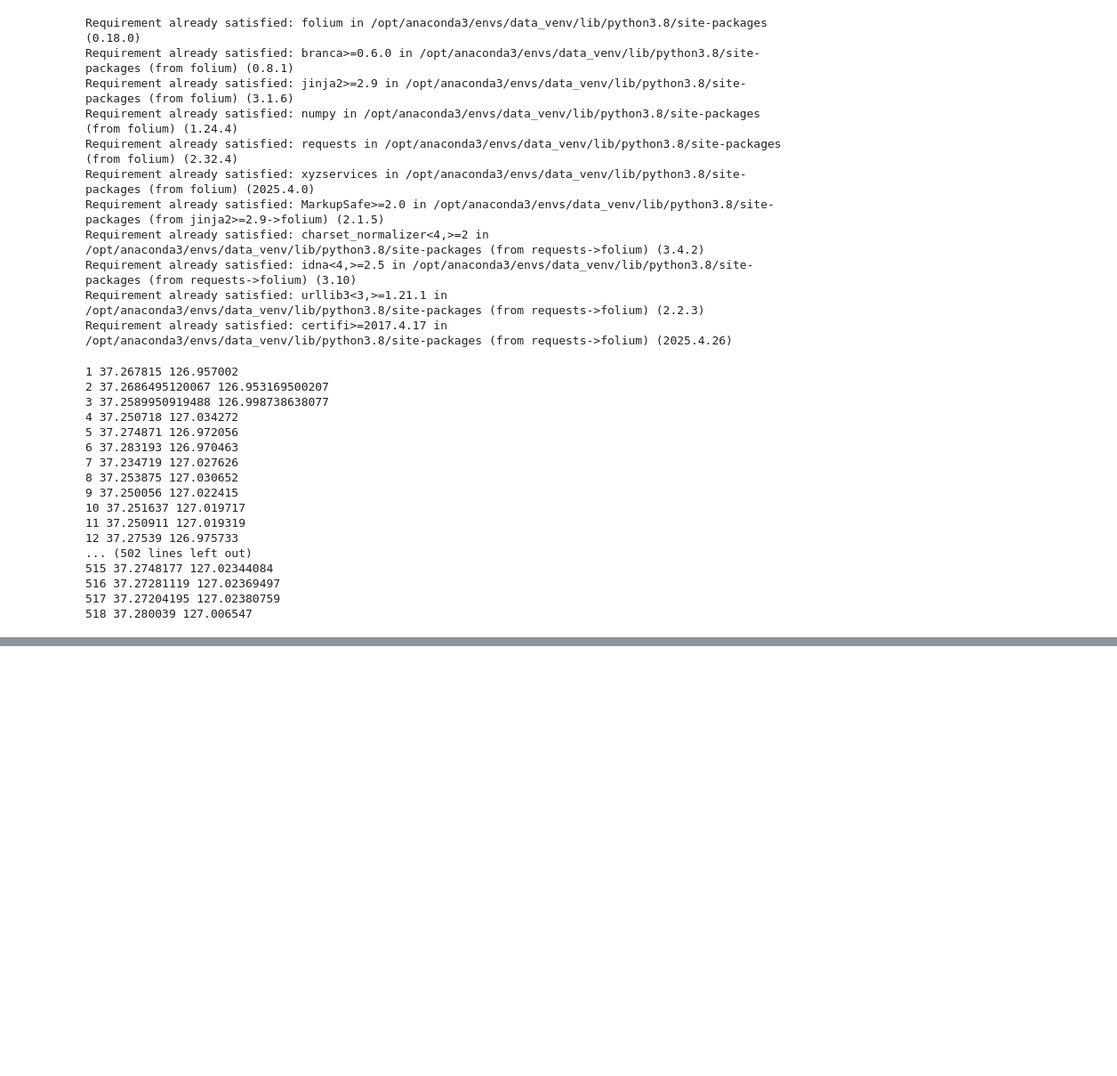
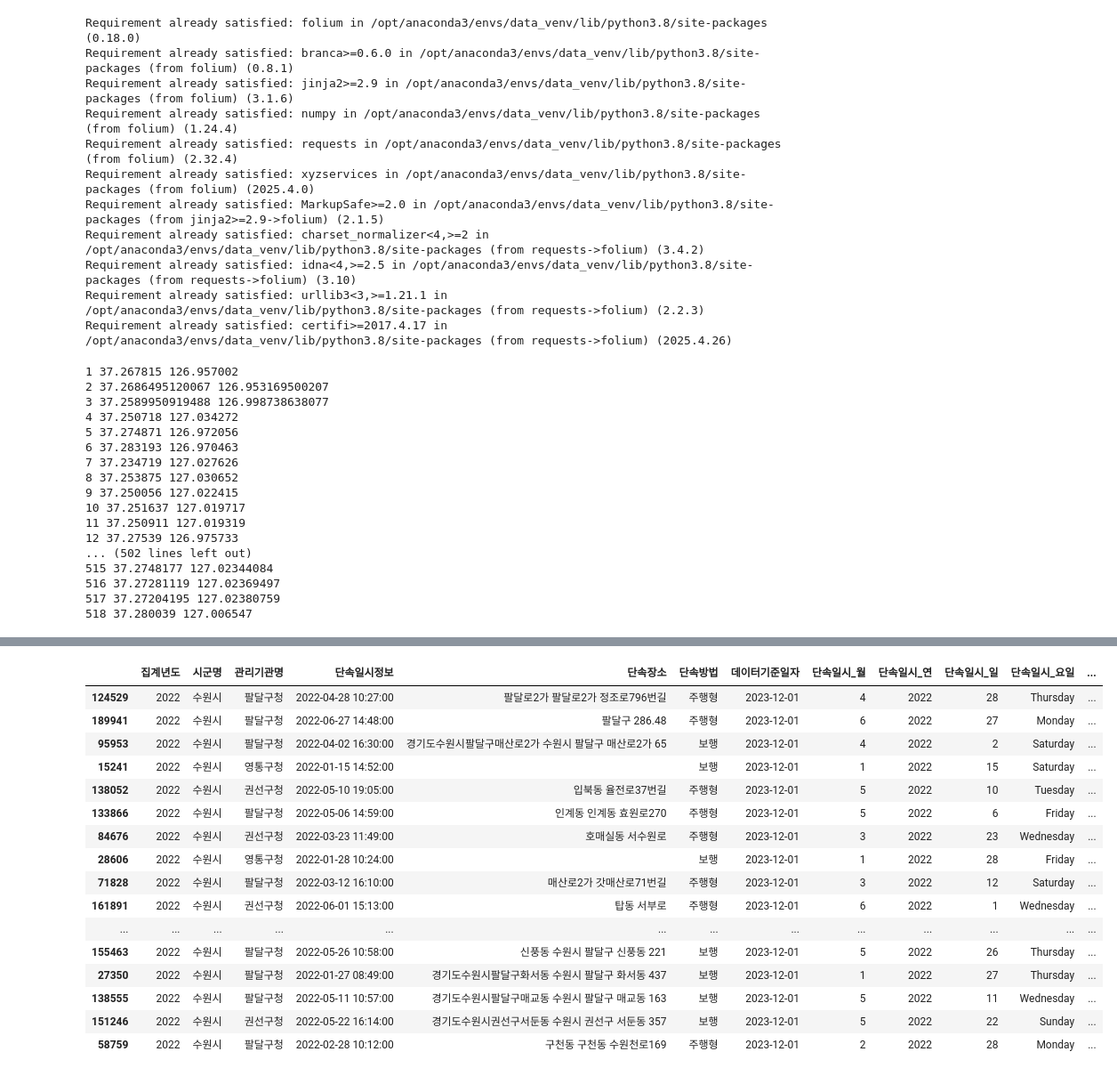
Before and after one commit to HOYUN-Y/Data_projects, a Jupyter notebook: dacon_sri_suwon_data_analysis/[Dacon] 공공데이터를 활용 수원시 정책 제안.ipynb, the cells around one changed output, grey strips where cells are left out. Shown at 89% size. Cells and saved outputs as stored; diff of their text form; code cells hidden in the pictures; blank space fills up the shorter version.

```diff
--- a/dacon_sri_suwon_data_analysis/[Dacon] 공공데이터를 활용 수원시 정책 제안.ipynb
+++ b/dacon_sri_suwon_data_analysis/[Dacon] 공공데이터를 활용 수원시 정책 제안.ipynb
@@ -743,0 +834,8 @@ m.save('cctv_map.html')
+# %%
+addr = '서울시 송파구 위례광장로 185'
+
+url = 'https://dapi.kakao.com/v2/local/search/address.json?query={address}'.format(address=addr)
+headers = {
+    "Authorization": f"KakaoAK {api_key}"
+}
+params = {"query": addr}
@@ -743,0 +848,15 @@ m.save('cctv_map.html')
+# %%
+def get_lat_lng(addr):
+    headers = {
+        "Authorization": f"KakaoAK {api_key}"
+    }
+    params = {"query": addr}
+    url = "https://dapi.kakao.com/v2/local/search/address.json"
+
+    response = requests.get(url, headers=headers, params=params)
+    time.sleep(0.1)
+    if response.status_code == 200:
+        documents = response.json().get("documents")
+        if documents:
+            return float(documents[0]["y"]), float(documents[0]["x"])  # 위도, 경도
+    return None, None
@@ -743,0 +876,15 @@ m.save('cctv_map.html')
+# %%
+sample_test_lng_lat = parking_notcctv_1.sample(500)
+# %%
+tqdm.pandas()
+
+latitudes = []
+longitudes = []
+
+for _, row in tqdm(sample_test_lng_lat.iterrows(), total = len(sample_test_lng_lat)):
+    lat, lng = get_lat_lng(row['단속장소'])
+    latitudes.append(lat)
+    longitudes.append(lng)
+
+sample_test_lng_lat['latitude'] = latitudes
+sample_test_lng_lat['longitude'] = longitudes
@@ -743,0 +907,20 @@ m.save('cctv_map.html')
+# %%
+sample_test_lng_lat[sample_test_lng_lat['latitude'].isna()]
+# %% [output]
+|  | 집계년도 | 시군명 | 관리기관명 | 단속일시정보 | 단속장소 | 단속방법 | 데이터기준일자 | 단속일시_월 | 단속일시_연 | 단속일시_일 | 단속일시_요일 | ... |
+| 124529 | 2022 | 수원시 | 팔달구청 | 2022-04-28 10:27:00 | 팔달로2가 팔달로2가 정조로796번길 | 주행형 | 2023-12-01 | 4 | 2022 | 28 | Thursday | ... |
+| 189941 | 2022 | 수원시 | 팔달구청 | 2022-06-27 14:48:00 | 팔달구 286.48 | 주행형 | 2023-12-01 | 6 | 2022 | 27 | Monday | ... |
+| 95953 | 2022 | 수원시 | 팔달구청 | 2022-04-02 16:30:00 | 경기도수원시팔달구매산로2가 수원시 팔달구 매산로2가 65 | 보행 | 2023-12-01 | 4 | 2022 | 2 | Saturday | ... |
+| 15241 | 2022 | 수원시 | 영통구청 | 2022-01-15 14:52:00 |  | 보행 | 2023-12-01 | 1 | 2022 | 15 | Saturday | ... |
+| 138052 | 2022 | 수원시 | 권선구청 | 2022-05-10 19:05:00 | 입북동 율전로37번길 | 주행형 | 2023-12-01 | 5 | 2022 | 10 | Tuesday | ... |
+| 133866 | 2022 | 수원시 | 팔달구청 | 2022-05-06 14:59:00 | 인계동 인계동 효원로270 | 주행형 | 2023-12-01 | 5 | 2022 | 6 | Friday | ... |
+| 84676 | 2022 | 수원시 | 권선구청 | 2022-03-23 11:49:00 | 호매실동 서수원로 | 주행형 | 2023-12-01 | 3 | 2022 | 23 | Wednesday | ... |
+| 28606 | 2022 | 수원시 | 영통구청 | 2022-01-28 10:24:00 |  | 보행 | 2023-12-01 | 1 | 2022 | 28 | Friday | ... |
+| 71828 | 2022 | 수원시 | 팔달구청 | 2022-03-12 16:10:00 | 매산로2가 갓매산로71번길 | 주행형 | 2023-12-01 | 3 | 2022 | 12 | Saturday | ... |
+| 161891 | 2022 | 수원시 | 권선구청 | 2022-06-01 15:13:00 | 탑동 서부로 | 주행형 | 2023-12-01 | 6 | 2022 | 1 | Wednesday | ... |
+| ... | ... | ... | ... | ... | ... | ... | ... | ... | ... | ... | ... | ... |
+| 155463 | 2022 | 수원시 | 팔달구청 | 2022-05-26 10:58:00 | 신풍동 수원시 팔달구 신풍동 221 | 보행 | 2023-12-01 | 5 | 2022 | 26 | Thursday | ... |
+| 27350 | 2022 | 수원시 | 팔달구청 | 2022-01-27 08:49:00 | 경기도수원시팔달구화서동 수원시 팔달구 화서동 437 | 보행 | 2023-12-01 | 1 | 2022 | 27 | Thursday | ... |
+| 138555 | 2022 | 수원시 | 팔달구청 | 2022-05-11 10:57:00 | 경기도수원시팔달구매교동 수원시 팔달구 매교동 163 | 보행 | 2023-12-01 | 5 | 2022 | 11 | Wednesday | ... |
+| 151246 | 2022 | 수원시 | 권선구청 | 2022-05-22 16:14:00 | 경기도수원시권선구서둔동 수원시 권선구 서둔동 357 | 보행 | 2023-12-01 | 5 | 2022 | 22 | Sunday | ... |
+| 58759 | 2022 | 수원시 | 팔달구청 | 2022-02-28 10:12:00 | 구천동 구천동 수원천로169 | 주행형 | 2023-12-01 | 2 | 2022 | 28 | Monday | ... |
```
Also changed, not shown: parts of 32 cells of this notebook, 9 other files.
